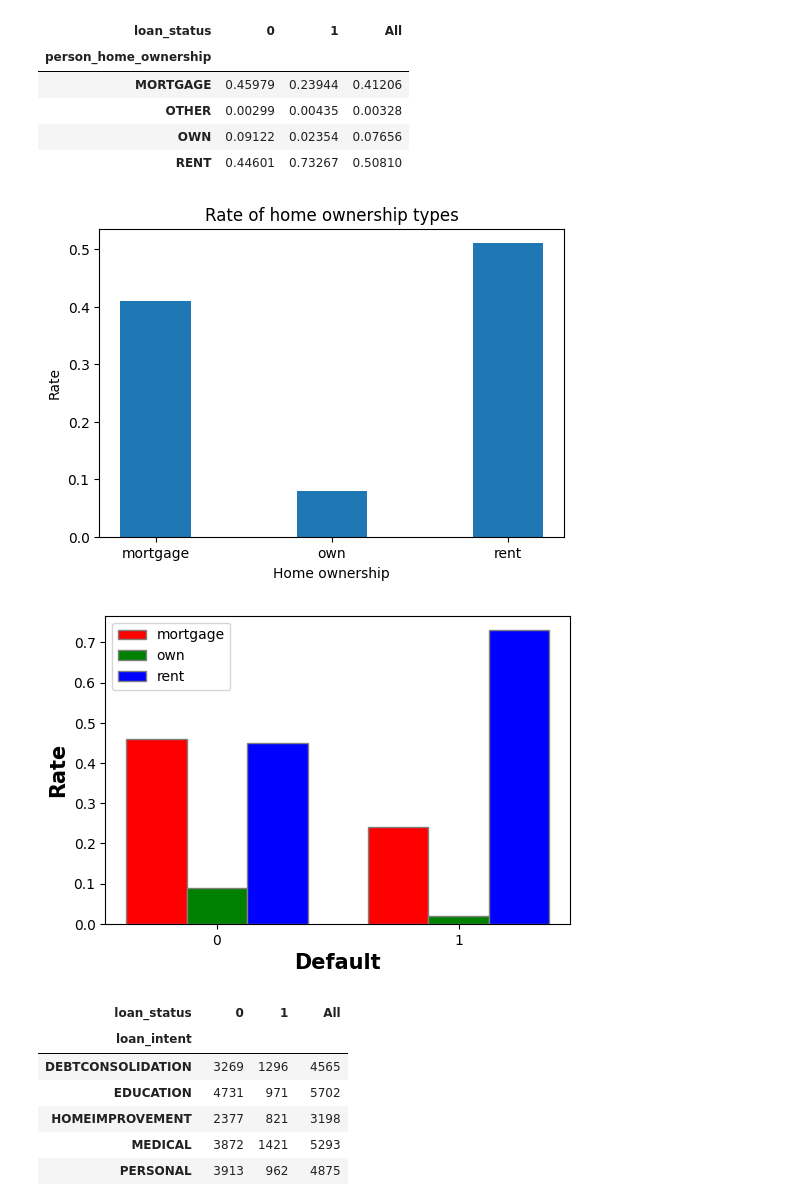
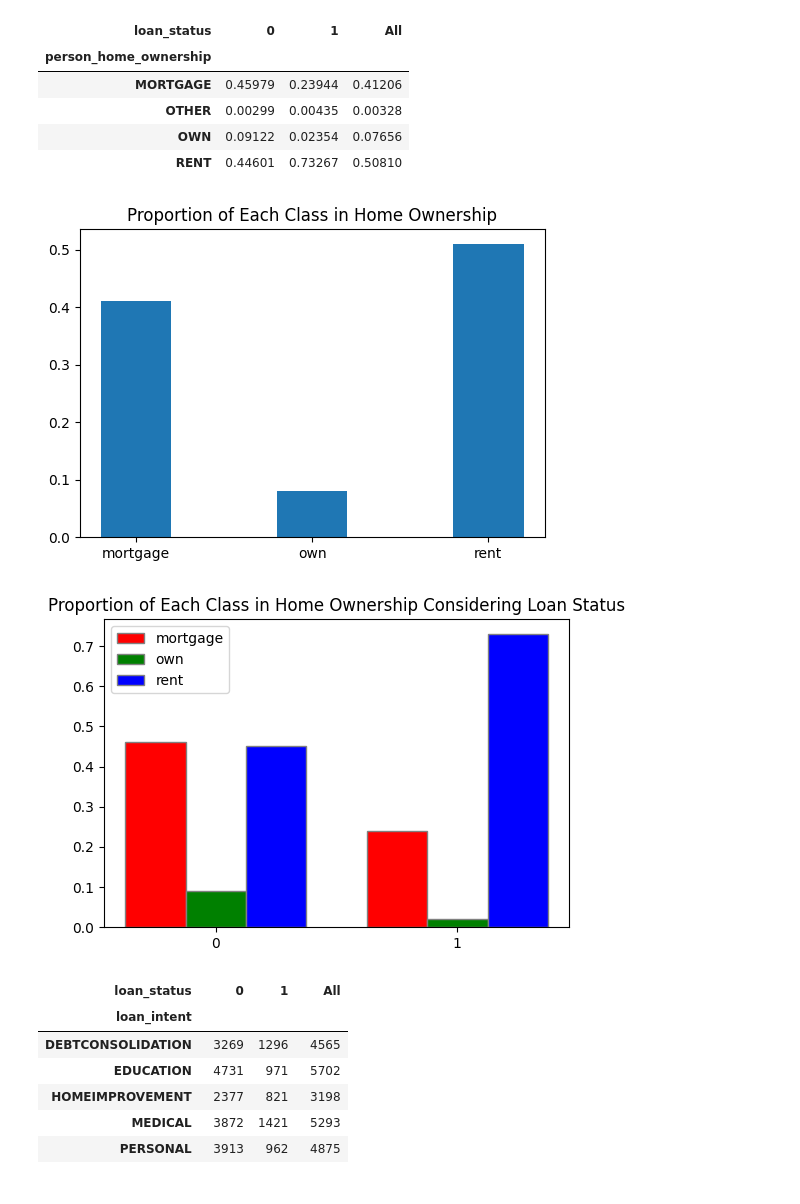
Before and after one commit to felipebita/credit_risk, a Jupyter notebook: notebook/credit_risk_modeling.ipynb, the cells around one changed output. Saved outputs shown, nothing was run; the diff lists cells and outputs as text; code cells hidden in the pictures.

```diff
--- a/notebook/credit_risk_modeling.ipynb
+++ b/notebook/credit_risk_modeling.ipynb
@@ -395,45 +395,41 @@ value = [0.41, 0.08, 0.51]
 plt.bar(h_type, value,
         width = 0.4)
 
-plt.xlabel("Home ownership")
-plt.ylabel("Rate")
-plt.title("Rate of home ownership types")
+plt.title("Proportion of Each Class in Home Ownership")
 plt.show()
 # %% [output]
-[figure, old version]
+[figure, new version]
 # %%
 # set width of bar
 barWidth = 0.25
 fig = plt.subplots(figsize =(6, 4))
 
 # set height of bar
 mortgage = [0.46, 0.24]
 own = [0.09, 0.02]
 rent = [0.45, 0.73]
 
 # Set position of bar on X axis
 br1 = np.arange(len(mortgage))
 br2 = [x + barWidth for x in br1]
 br3 = [x + barWidth for x in br2]
 
 # Make the plot
 plt.bar(br1, mortgage, color ='r', width = barWidth,
         edgecolor ='grey', label ='mortgage')
 plt.bar(br2, own, color ='g', width = barWidth,
         edgecolor ='grey', label ='own')
 plt.bar(br3, rent, color ='b', width = barWidth,
         edgecolor ='grey', label ='rent')
 
-# Adding Xticks
-plt.xlabel('Default', fontweight ='bold', fontsize = 15)
-plt.ylabel('Rate', fontweight ='bold', fontsize = 15)
 plt.xticks([r + barWidth for r in range(len(mortgage))],
         ['0', '1'])
 
+plt.title('Proportion of Each Class in Home Ownership Considering Loan Status')
 plt.legend()
 plt.show()
 # %% [output]
-[figure, old version]
+[figure, new version]
 # %%
 pd.crosstab(dataset['loan_intent'], dataset['loan_status'], margins=True)
 # %% [output]
```
Also changed, not shown: parts of 4 cells of this notebook.
